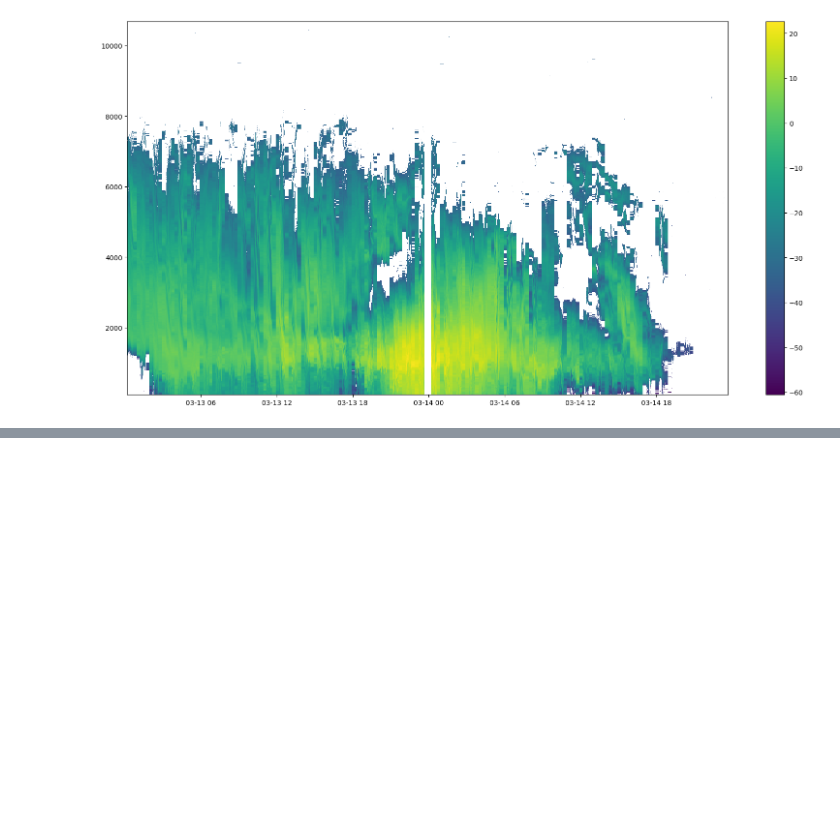
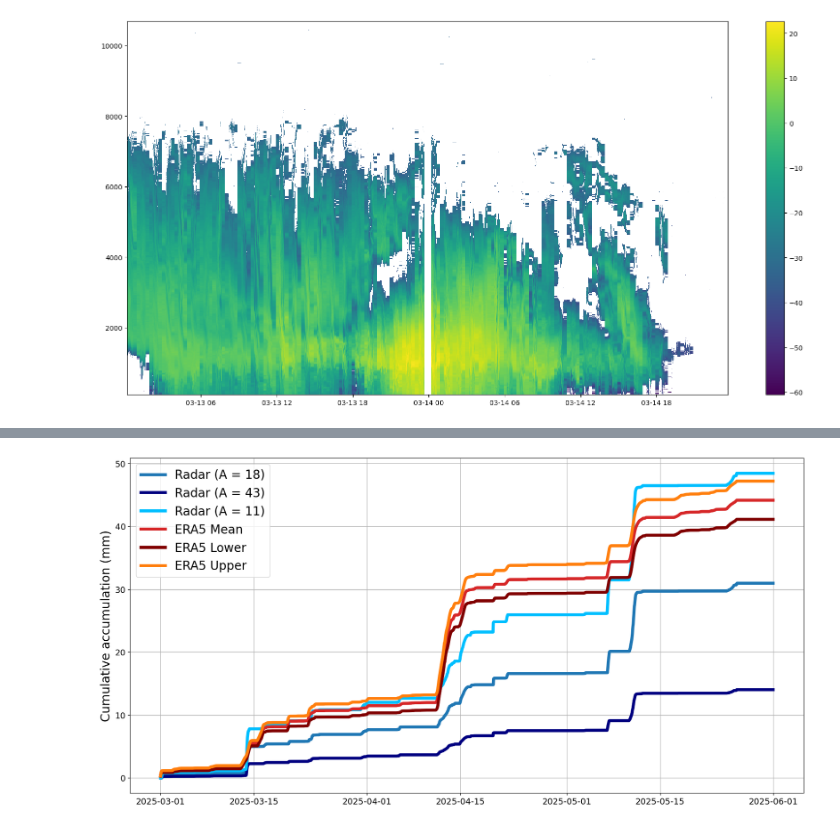
Before and after one commit to Troll-Observing-Network/neumayer-snowfall, a Jupyter notebook: TrollMarchAccum.ipynb, the cells around one changed output, grey strips where cells are left out. Saved outputs shown, nothing was run; the diff lists cells and outputs as text; code cells hidden in the pictures; blank space fills up the shorter version.

```diff
--- a/TrollMarchAccum.ipynb
+++ b/TrollMarchAccum.ipynb
@@ -839,0 +941,36 @@ ax2.legend(fontsize=20)
+# %%
+cumulRadarUpper = np.nancumsum(radar_fullhour_upper)
+cumulRadarLower = np.nancumsum(radar_fullhour_lower)
+
+eraHourLower = minMod[:2208]
+eraHourUpper = maxMod[:2208]
+eraHourMid = (eraHourLower + eraHourUpper) / 2
+
+# Mask b where a is NaN
+lower_masked = eraHourLower.copy()
+lower_masked[np.isnan(radar_fullhour_array)] = 0
+upp_masked = eraHourUpper.copy()
+upp_masked[np.isnan(radar_fullhour_array)] = 0
+mid_masked = eraHourMid.copy()
+mid_masked[np.isnan(radar_fullhour_array)] = 0
+
+# Regular cumsum on masked b
+cumulEraMid = np.cumsum(mid_masked)
+cumulEraLow = np.cumsum(lower_masked)
+cumulEraUpp = np.cumsum(upp_masked)
+# %%
+start = datetime(2025, 3, 1)
+date_array = np.array([start + timedelta(hours=i) for i in range(2208)])
+plt.figure(figsize=(20, 10))
+plt.plot(date_array, cumulRadar, label='Radar (A = 18)', linewidth=5, c='tab:blue')
+plt.plot(date_array, cumulRadarUpper, label='Radar (A = 43)', linewidth=5, c='navy')
+plt.plot(date_array, cumulRadarLower, label = 'Radar (A = 11)', linewidth=5, c='deepskyblue')
+plt.plot(date_array, cumulEraMid, label='ERA5 Mean', linewidth=5, c='tab:red')
+plt.plot(date_array, cumulEraLow, label='ERA5 Lower', linewidth=5, c='maroon')
+plt.plot(date_array, cumulEraUpp, label='ERA5 Upper', linewidth=5, c='tab:orange')
+plt.ylabel("Cumulative accumulation (mm)", fontsize=20)
+plt.tick_params(axis='both', labelsize=14)
+plt.legend(fontsize=20)
+plt.grid()
+# %% [output]
+[figure, added]
```
Also changed, not shown: parts of 7 cells of this notebook, 3 other files.
